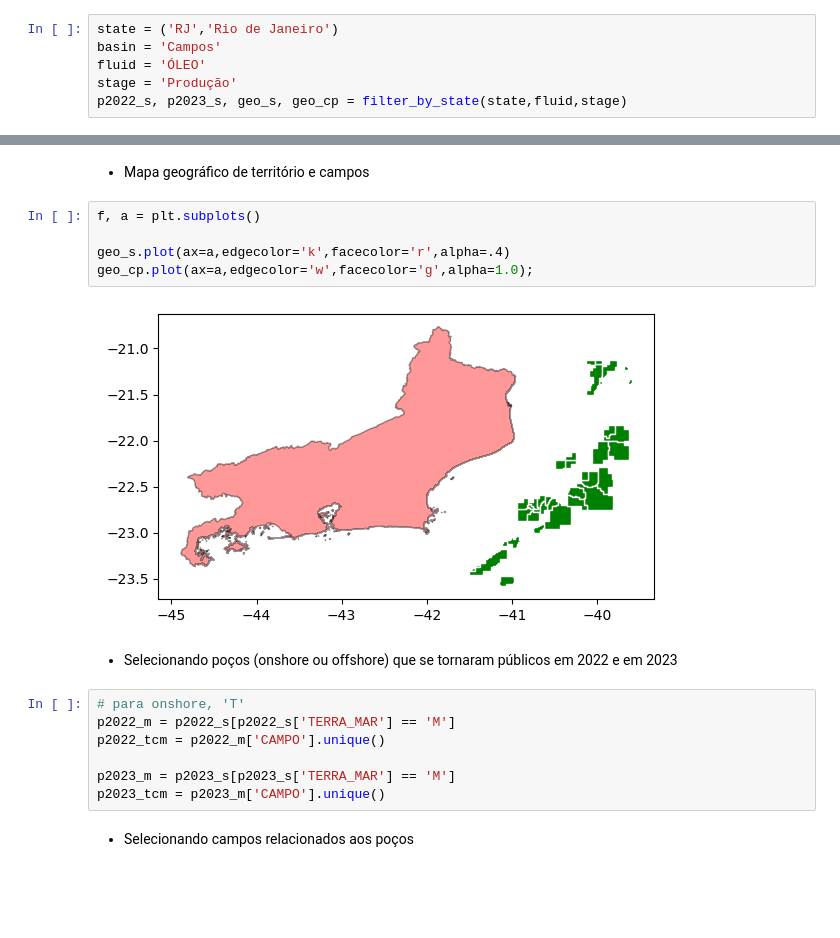
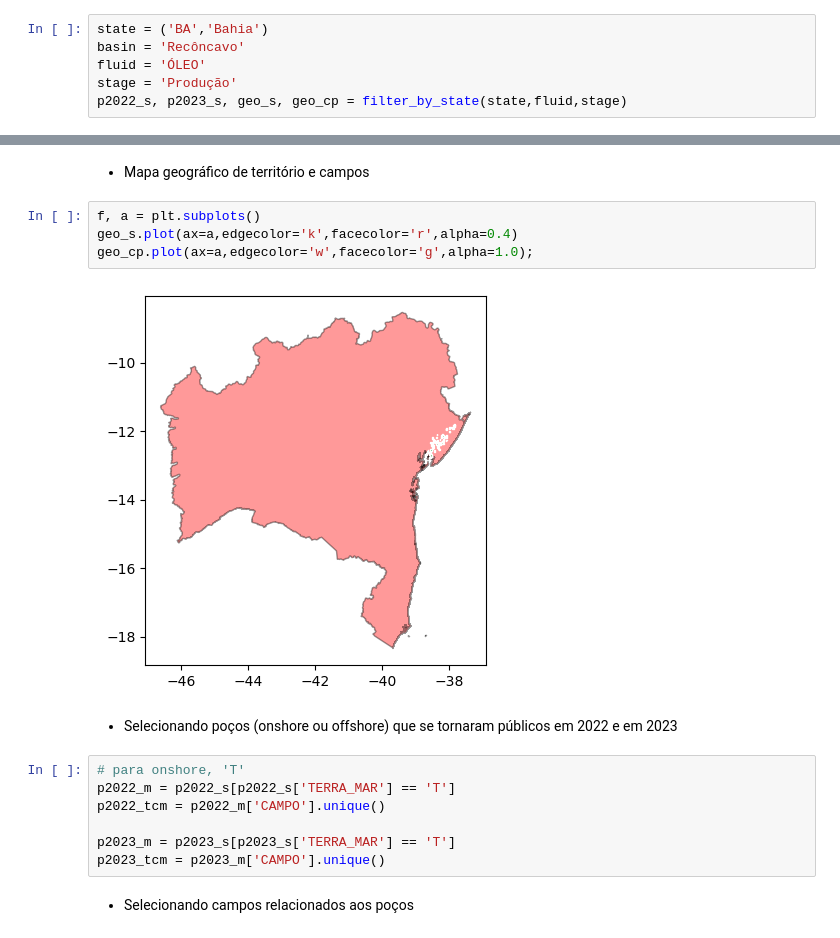
Before and after one commit to gcpeixoto/DATAVIZ, a Jupyter notebook: ipynb/23-dcs-geoespacial.ipynb, the cells around one changed output, grey strips where cells are left out. Drawn from its saved outputs; the diff is of its cells as text; blank space fills up the shorter version.

```diff
--- a/ipynb/23-dcs-geoespacial.ipynb
+++ b/ipynb/23-dcs-geoespacial.ipynb
@@ -51,8 +87,8 @@ def filter_by_state(state,fluid,phase):
 # %% [markdown]
 - Escolha de parâmetros e aplicação de filtragem
 # %%
-state = ('RJ','Rio de Janeiro')
-basin = 'Campos'
+state = ('BA','Bahia')
+basin = 'Recôncavo'
 fluid = 'ÓLEO'
 stage = 'Produção'
 p2022_s, p2023_s, geo_s, geo_cp = filter_by_state(state,fluid,stage)
@@ -66,19 +102,18 @@ p2023_s['LONGITUDE_BASE_DD'] = p2023_s['LONGITUDE_BASE_DD'].str.replace(',','.')
 - Mapa geográfico de território e campos
 # %%
 f, a = plt.subplots()
-
-geo_s.plot(ax=a,edgecolor='k',facecolor='r',alpha=.4)
+geo_s.plot(ax=a,edgecolor='k',facecolor='r',alpha=0.4)
 geo_cp.plot(ax=a,edgecolor='w',facecolor='g',alpha=1.0);
 # %% [output]
-[figure, old version]
+[figure, new version]
 # %% [markdown]
 - Selecionando poços (onshore ou offshore) que se tornaram públicos em 2022 e em 2023
 # %%
 # para onshore, 'T'
-p2022_m = p2022_s[p2022_s['TERRA_MAR'] == 'M']
+p2022_m = p2022_s[p2022_s['TERRA_MAR'] == 'T']
 p2022_tcm = p2022_m['CAMPO'].unique()
 
-p2023_m = p2023_s[p2023_s['TERRA_MAR'] == 'M']
+p2023_m = p2023_s[p2023_s['TERRA_MAR'] == 'T']
 p2023_tcm = p2023_m['CAMPO'].unique()
 # %% [markdown]
 - Selecionando campos relacionados aos poços
```
Also changed, not shown: parts of 5 cells of this notebook, 15 other files.
